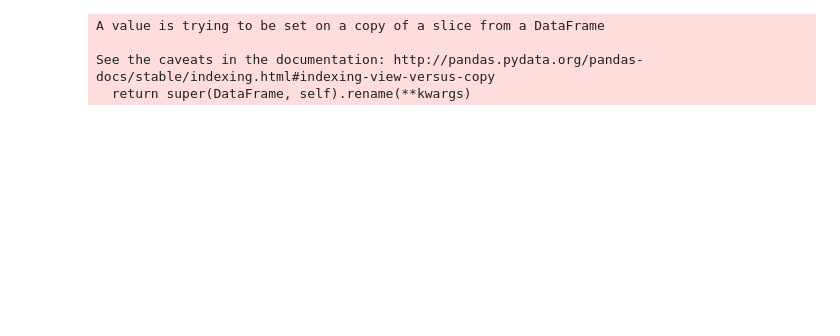
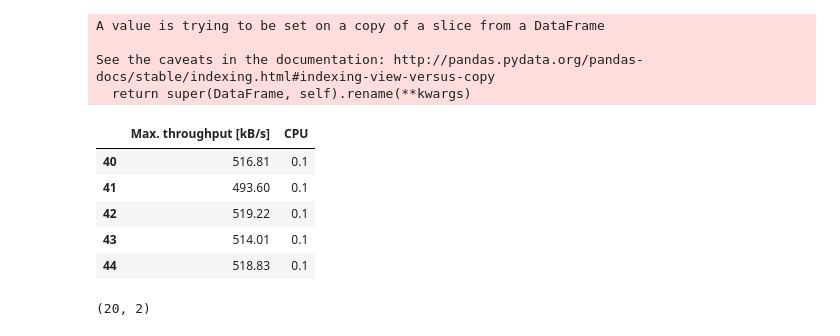
Before and after one commit to CN-UPB/ml-for-resource-allocation, a Jupyter notebook: vnf_web.ipynb, the cells around one changed output. Cells and saved outputs as stored; diff of their text form; code cells hidden in the pictures; blank space fills up the shorter version.

```diff
--- a/vnf_web.ipynb
+++ b/vnf_web.ipynb
@@ -59,12 +59,15 @@ mapping = {
 
 mapping01 = mapping.copy()
 mapping01["param__func__de.upb.lb-nginx.0.1__cpu_bw"] = "CPU"
+mapping01["param__func__de.upb.lb-nginx.0.1__mem_max"] = "Memory"
 
 mapping02 = mapping.copy()
 mapping02["param__func__de.upb.lb-haproxy.0.1__cpu_bw"] = "CPU"
+mapping02["param__func__de.upb.lb-haproxy.0.1__mem_max"] = "Memory"
 
 mapping03 = mapping.copy()
 mapping03["param__func__de.upb.px-squid.0.1__cpu_bw"] = "CPU"
+mapping03["param__func__de.upb.px-squid.0.1__mem_max"] = "Memory"
 
 web1 = select_and_rename(web1, mapping01)
 web2 = select_and_rename(web2, mapping02)
@@ -90,0 +103,15 @@ web3_big = web3.loc[web3["size"] == "big"]
+# %%
+# web1_small.head()
+web1_small.head()
+# %% [output]
+|  | Max. throughput [kB/s] | CPU |
+| 40 | 516.81 | 0.1 |
+| 41 | 493.60 | 0.1 |
+| 42 | 519.22 | 0.1 |
+| 43 | 514.01 | 0.1 |
+| 44 | 518.83 | 0.1 |
+# %%
+# 20 measurements per CPU config from 0.1 to 1.0
+web1_small[web1_small["CPU"] == 0.5].shape
+# %% [output]
+(20, 2)
```
Also changed, not shown: parts of 10 cells of this notebook, 48 other files.
